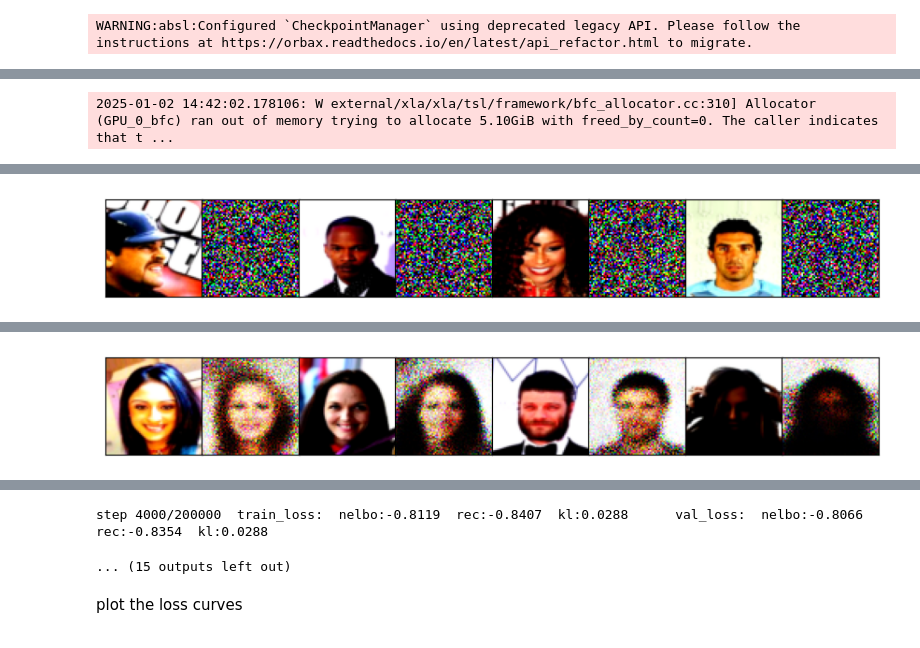
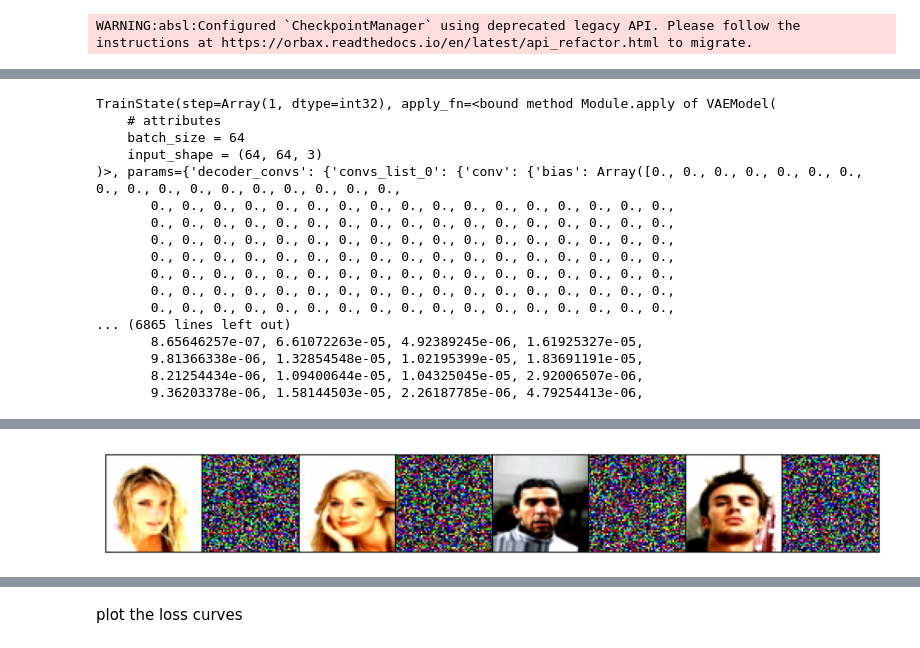
Before and after one commit to mustass/identifiable-latent-metric-space, a Jupyter notebook: notebooks/jax-vae-celeba.ipynb, the cells around one changed output, grey strips where cells are left out. Saved outputs shown, nothing was run; the diff lists cells and outputs as text; code cells hidden in the pictures.

```diff
--- a/notebooks/jax-vae-celeba.ipynb
+++ b/notebooks/jax-vae-celeba.ipynb
@@ -303,2 +108,2 @@ class VAEModel(nn.Module):
 # %%
-model = VAEModel()
+model = VAEModel(64, INPUT_SHAPE)
@@ -397,14 +209,13 @@ def forward(params, inputs, targets, step, key):
     return loss_value, (rec, kl)
 
 @jit
-def train_step(inputs, targets, step, params, opt_state, key):
+def train_step(inputs, targets, step,state, key):
     """
     Train step. XLA compiled
     """
-    (nelbo,(rec, kl)), grads = jax.value_and_grad(forward, has_aux=True)(params, inputs, targets, step, key)
-    updates, opt_state = optimizer.update(grads, opt_state, params)
-    params = optax.apply_updates(params, updates)
-    return nelbo, rec, kl, params, opt_state
+    (nelbo,(rec, kl)), grads = jax.value_and_grad(forward, has_aux=True)(state.params, inputs, targets, step, key)
+    state = state.apply_gradients(grads=grads)
+    return nelbo, rec, kl, state
 
 @jit
 def val_step(inputs, targets, step, params, key):
@@ -451,28 +262,28 @@ def validate_and_plot(train_dataset, val_dataset, step, params, key):
 
     return tavg_loss, tavg_rec, tavg_kl, vavg_loss, vavg_rec, vavg_kl
 
-def train(train_dataset, val_dataset, results, params, opt_state, key):
+def train(train_dataset, val_dataset, results, state, key):
     """
     Training loop
     """
     # Restore model if resuming training
-    initial_step, params, opt_state = load_checkpoint_if_exists(checkpoint_manager, params, opt_state)
+    initial_step, state = load_checkpoint_if_exists(checkpoint_manager, state)
 
     pbar = tf.keras.utils.Progbar(EVAL_EVERY_N_STEPS, stateful_metrics=['nelbo','rec','kl'])
 
     for step, batch in zip(range(initial_step, TOTAL_TRAINING_STEPS+1),train_dataset):
         key, model_key = random.split(key)
         inputs, targets = batch['image'], batch['image']
-        nelbo, rec, kl, params, opt_state = train_step(inputs, targets, step, params, opt_state, model_key)
+        nelbo, rec, kl, state = train_step(inputs, targets, step, state, model_key)
         pbar.update(step % EVAL_EVERY_N_STEPS, [('nelbo', nelbo),('rec', rec),('kl', kl)])
 
         if step % EVAL_EVERY_N_STEPS == 0:
-            losses = validate_and_plot(train_dataset, val_dataset, step, params, key)
+            losses = validate_and_plot(train_dataset, val_dataset, step, state.params, key)
             # update the results dict with latest metrics
             get_results(results, losses)
 
             # Save new model checkpoint
-            save_checkpoint(checkpoint_manager, step, params, opt_state)
+            save_checkpoint(checkpoint_manager, step, state)
             print(f'SAVED CHECKPOINT FOR STEP {step}..')
 # %% [markdown]
 ## Model training
@@ -480,22 +291,21 @@ def train(train_dataset, val_dataset, results, params, opt_state, key):
 # Define this run's model name
 MODEL_NAME = 'vae_celeba64_dense256'
 
-loss = NelboLoss()
+loss = NelboLoss(BATCH_SIZE)
 
 lr_schedule = optax.warmup_exponential_decay_schedule(init_value=0, peak_value=INITIAL_LEARNING_RATE,
                                                     warmup_steps=WARMUP_STEPS,
                                                     transition_steps=DECAY_STEPS,
                                                     decay_rate=DECAY_RATE)
 optimizer = optax.adamax(lr_schedule)
-opt_state = optimizer.init(params['params'])
-
-checkpoint_manager = create_checkpoint_manager(checkpoint_path=f'jax_checkpoints/{MODEL_NAME}')
+state = train_state.TrainState.create(apply_fn=model.apply, params=params['params'], tx=optimizer)
+checkpoint_manager = create_checkpoint_manager(checkpoint_path=f'jax_checkpoints2/{MODEL_NAME}')
 # %% [output]
 WARNING:absl:Configured `CheckpointManager` using deprecated legacy API. Please follow the instructions at https://orbax.readthedocs.io/en/latest/api_refactor.html to migrate.
 # %%
 results = {'nelbo':[],'rec':[],'kl':[],'val_nelbo':[],'val_rec':[],'val_kl':[]}
 start_time=time()
-train(train_dataset, val_dataset, results, params['params'], opt_state, training_key)
+train(train_dataset, val_dataset, results,state, training_key)
 end_time=time()
 print(f'Total time for {TOTAL_TRAINING_STEPS} is {end_time-start_time:.2f}s')
 # %% [output]
@@ -504 +313,17 @@ Couldn't find state checkpoints to load in /home/stasy/work1/dali_test/jax_check
-2025-01-02 14:42:02.178106: W external/xla/xla/tsl/framework/bfc_allocator.cc:310] Allocator (GPU_0_bfc) ran out of memory trying to allocate 5.10GiB with freed_by_count=0. The caller indicates that t ...
+TrainState(step=Array(1, dtype=int32), apply_fn=<bound method Module.apply of VAEModel(
+    # attributes
+    batch_size = 64
+    input_shape = (64, 64, 3)
+)>, params={'decoder_convs': {'convs_list_0': {'conv': {'bias': Array([0., 0., 0., 0., 0., 0., 0., 0., 0., 0., 0., 0., 0., 0., 0., 0., 0.,
+       0., 0., 0., 0., 0., 0., 0., 0., 0., 0., 0., 0., 0., 0., 0., 0., 0.,
+       0., 0., 0., 0., 0., 0., 0., 0., 0., 0., 0., 0., 0., 0., 0., 0., 0.,
+       0., 0., 0., 0., 0., 0., 0., 0., 0., 0., 0., 0., 0., 0., 0., 0., 0.,
+       0., 0., 0., 0., 0., 0., 0., 0., 0., 0., 0., 0., 0., 0., 0., 0., 0.,
+       0., 0., 0., 0., 0., 0., 0., 0., 0., 0., 0., 0., 0., 0., 0., 0., 0.,
+       0., 0., 0., 0., 0., 0., 0., 0., 0., 0., 0., 0., 0., 0., 0., 0., 0.,
+       0., 0., 0., 0., 0., 0., 0., 0., 0., 0., 0., 0., 0., 0., 0., 0., 0.,
+... (6865 lines left out)
+       8.65646257e-07, 6.61072263e-05, 4.92389245e-06, 1.61925327e-05,
+       9.81366338e-06, 1.32854548e-05, 1.02195399e-05, 1.83691191e-05,
+       8.21254434e-06, 1.09400644e-05, 1.04325045e-05, 2.92006507e-06,
+       9.36203378e-06, 1.58144503e-05, 2.26187785e-06, 4.79254413e-06,
@@ -510 +335,0 @@ WARNING:matplotlib.image:Clipping input data to the valid range for imshow with
-[figure, old version]
@@ -518 +343 @@ step 2000/200000  train_loss:  nelbo:-0.7397  rec:-0.7536  kl:0.0140      val_lo
-[figure, removed]
+[figure, new version]
@@ -525,5 +347,3 @@ WARNING:matplotlib.image:Clipping input data to the valid range for imshow with
-step 4000/200000  train_loss:  nelbo:-0.8119  rec:-0.8407  kl:0.0288      val_loss:  nelbo:-0.8066  rec:-0.8354  kl:0.0288
-... (15 outputs left out)
 # %% [markdown]
 plot the loss curves
 # %%
```
Also changed, not shown: parts of 14 cells of this notebook, 28 other files.
